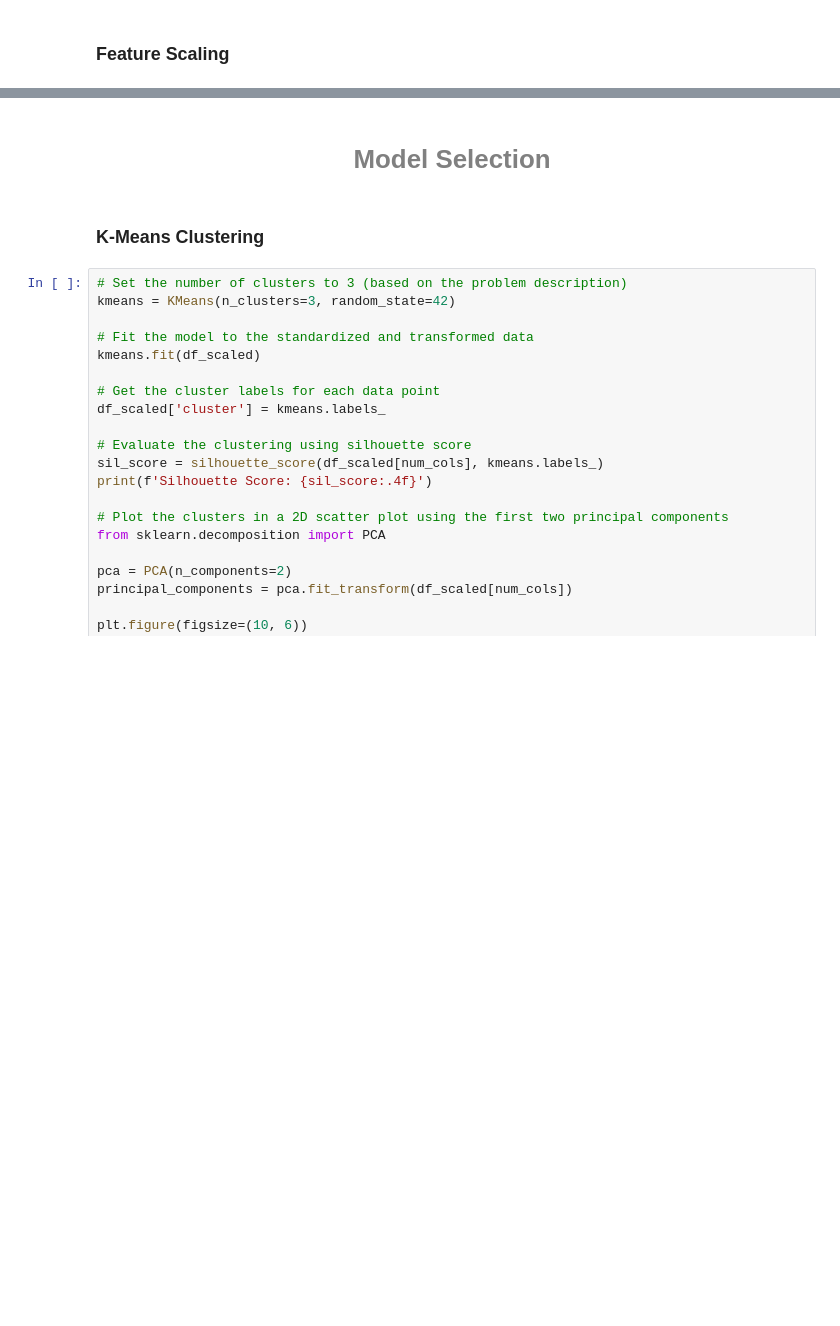
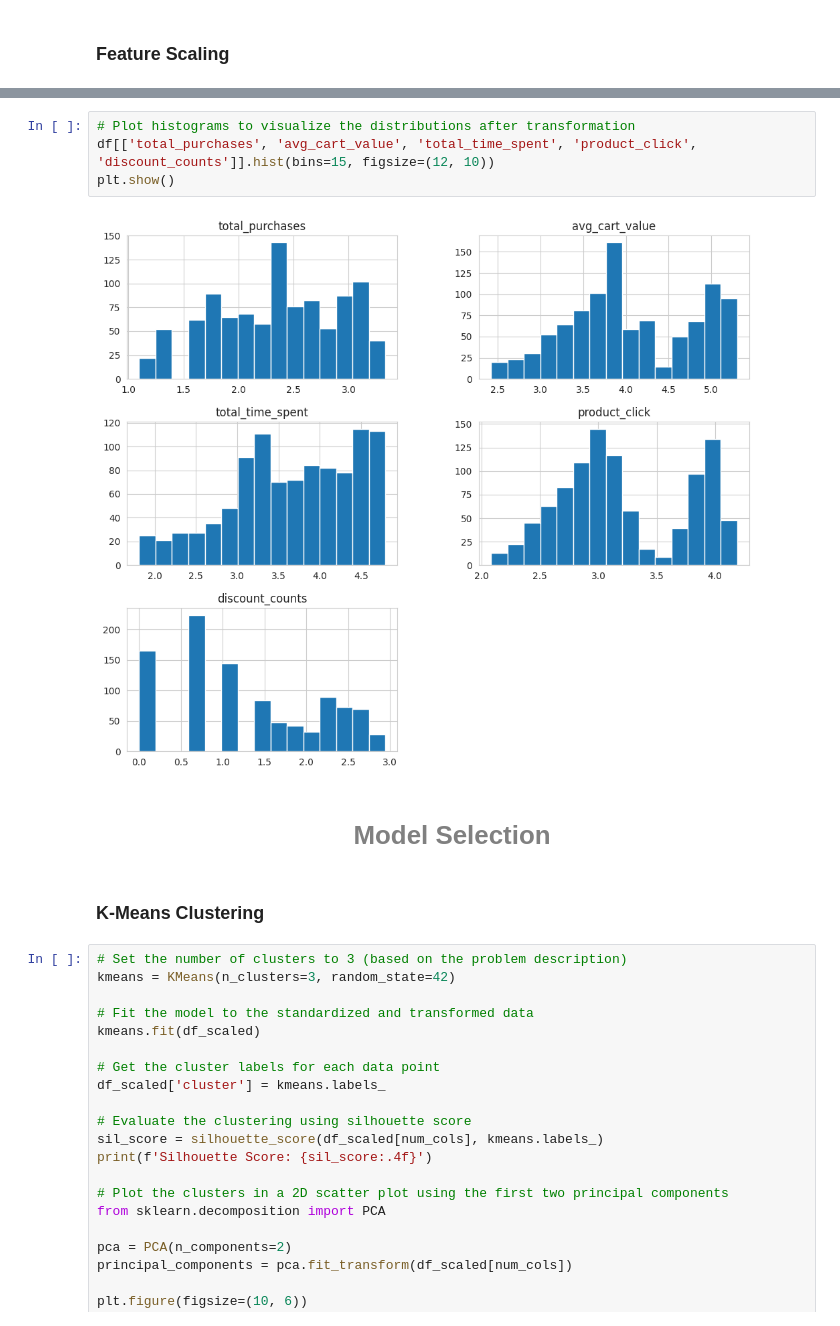
Before and after one commit to PathumiRanasinghe/Intellihack_Mirai_2, a Jupyter notebook: task2.ipynb, the cells around one changed output, grey strips where cells are left out. Drawn from its saved outputs; the diff is of its cells as text; blank space fills up the shorter version.

```diff
--- a/task2.ipynb
+++ b/task2.ipynb
@@ -394,3 +454,9 @@ plt.show()
+# %%
+# Plot histograms to visualize the distributions after transformation
+df[['total_purchases', 'avg_cart_value', 'total_time_spent', 'product_click', 'discount_counts']].hist(bins=15, figsize=(12, 10))
+plt.show()
+# %% [output]
+[figure, added]
 # %% [markdown]
 <h1 align="center"><font color='gray'>Model Selection</font></h1>
 # %% [markdown]
```
Also changed, not shown: parts of 39 cells of this notebook.
